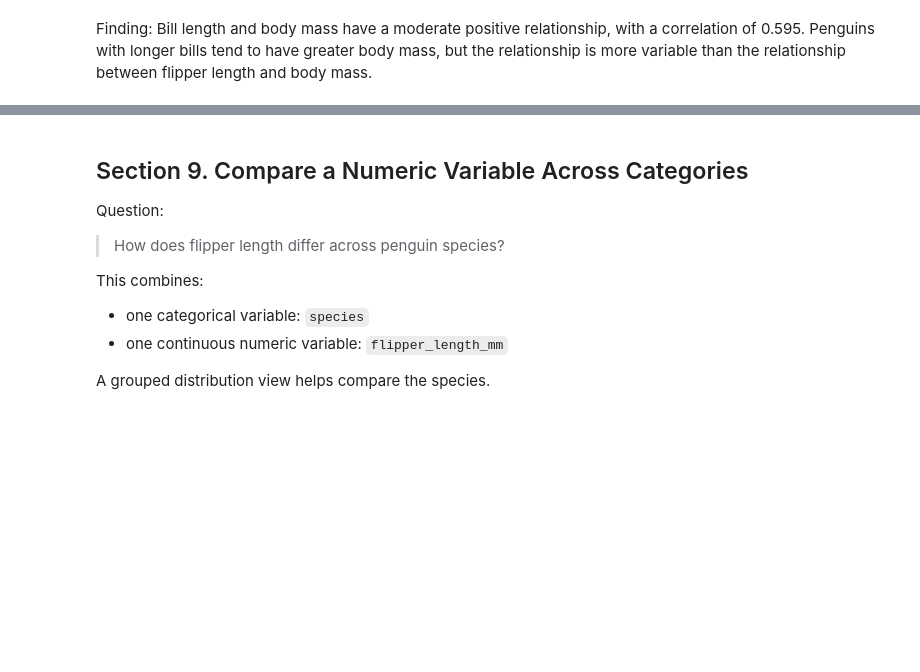
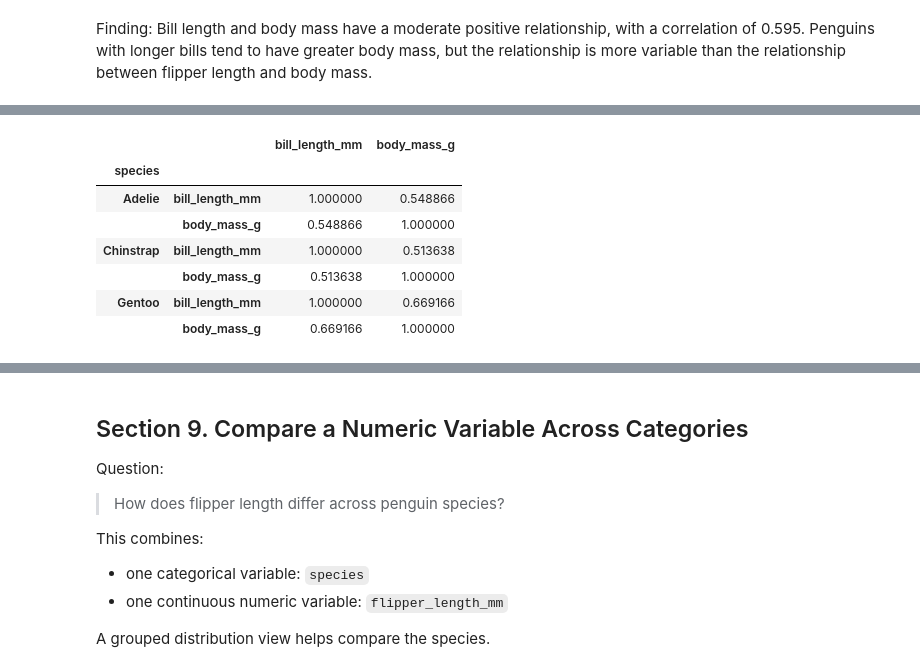
Before and after one commit to lindsaymiller1807/datafun-04-eda, a Jupyter notebook: notebooks/eda_lindsay.ipynb, the cells around one changed output, grey strips where cells are left out. Drawn from its saved outputs; the diff is of its cells as text; code cells hidden in the pictures; blank space fills up the shorter version.

```diff
--- a/notebooks/eda_lindsay.ipynb
+++ b/notebooks/eda_lindsay.ipynb
@@ -386,0 +395,15 @@ Finding: Bill length and body mass have a moderate positive relationship, with a
+# %%
+species_summary = df.groupby("species", observed=True)[
+    ["bill_length_mm", "body_mass_g"]
+].corr()
+
+display(species_summary)
+# %% [output]
+|  |  | bill_length_mm | body_mass_g |
+| species |  |  |  |
+| Adelie | bill_length_mm | 1.000000 | 0.548866 |
+|  | body_mass_g | 0.548866 | 1.000000 |
+| Chinstrap | bill_length_mm | 1.000000 | 0.513638 |
+|  | body_mass_g | 0.513638 | 1.000000 |
+| Gentoo | bill_length_mm | 1.000000 | 0.669166 |
+|  | body_mass_g | 0.669166 | 1.000000 |
```
Also changed, not shown: parts of 3 cells of this notebook, 3 other files.
